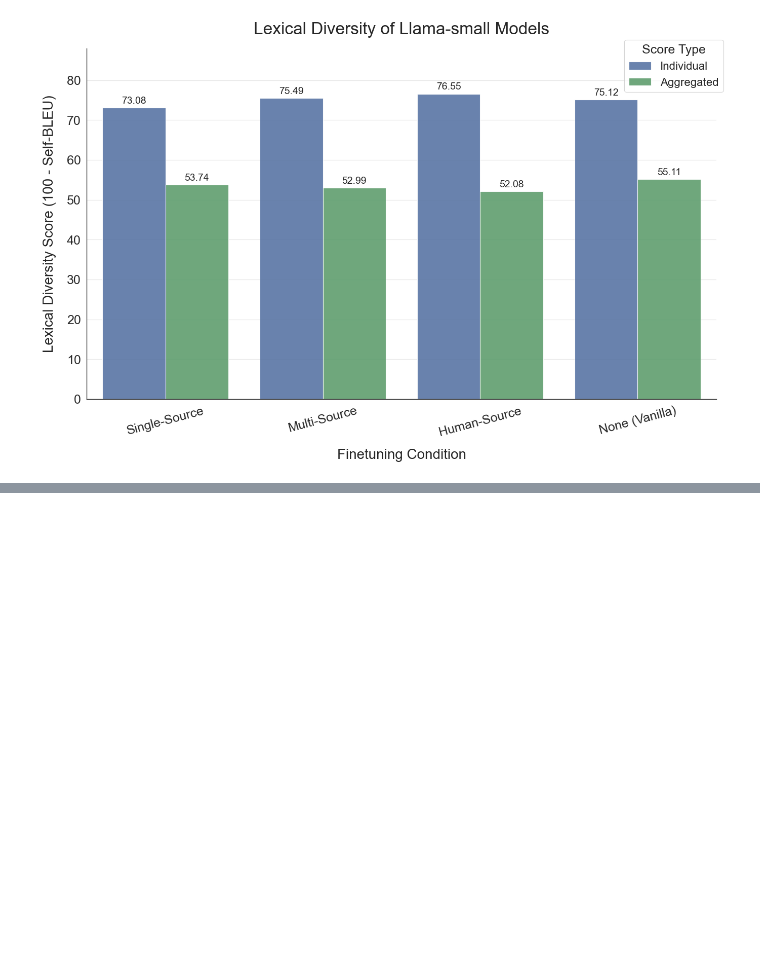
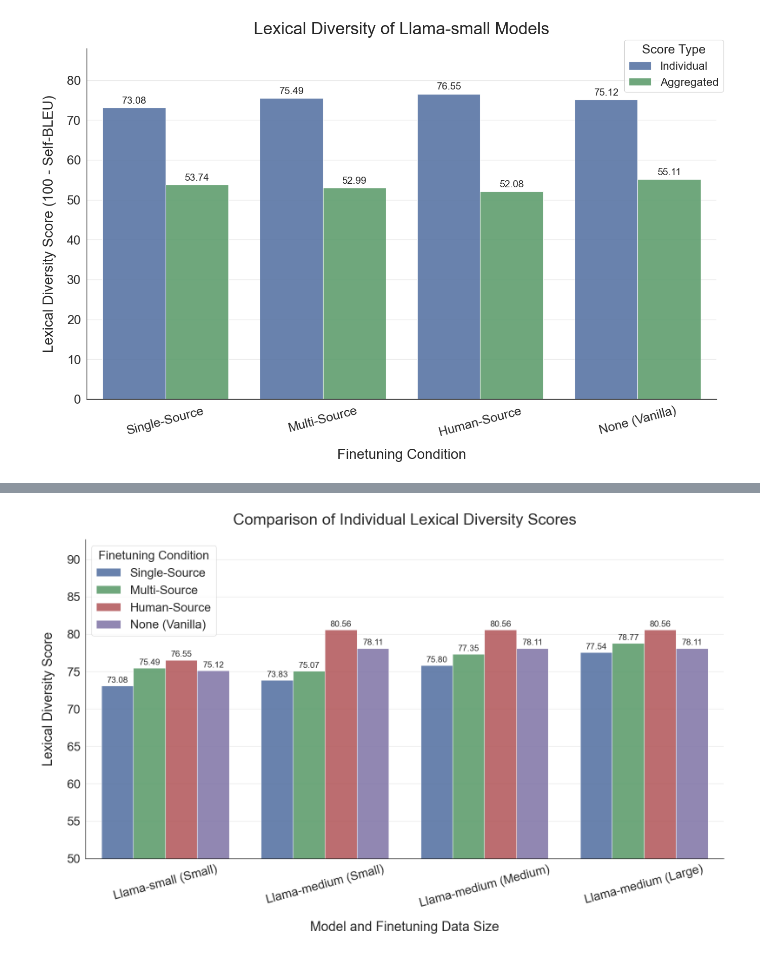
Before and after one commit to maxschaffelder/synthetic_data_diversity, a Jupyter notebook: exp_1/metric_calculation/lex_div/sacre_bleu.ipynb, the cells around one changed output, grey strips where cells are left out. Drawn from its saved outputs; the diff is of its cells as text; code cells hidden in the pictures; blank space fills up the shorter version.

```diff
--- a/exp_1/metric_calculation/lex_div/sacre_bleu.ipynb
+++ b/exp_1/metric_calculation/lex_div/sacre_bleu.ipynb
@@ -1081,0 +1105,69 @@ plt.show()
+# %%
+df = pd.DataFrame(data)
+df['Finetuning Data Size'] = pd.Categorical(df['Finetuning Data Size'], categories=['Small', 'Medium', 'Large'], ordered=True)
+df['Finetuning Condition'] = pd.Categorical(df['Finetuning Condition'], categories=['Single-Source', 'Multi-Source', 'Human-Source', 'None (Vanilla)'], ordered=True)
+
+# --- 2. Prepare Data for Paired Bar Plot ---
+# Filter for 'Individual' scores and 'Single-Source'/'Multi-Source' conditions
+df_paired = df[
+    (df['Score Type'] == 'Individual') &
+    (df['Finetuning Condition'].isin(['Single-Source', 'Multi-Source', 'Human-Source', 'None (Vanilla)']))
+].copy()
+
+# Create a combined category for the x-axis
+df_paired['Model-Size Category'] = df_paired['Model'] + " (" + df_paired['Finetuning Data Size'].astype(str) + ")"
+# Define a specific order for the new category
+category_order = [
+    'Llama-small (Small)',
+    'Llama-medium (Small)',
+    'Llama-medium (Medium)',
+    'Llama-medium (Large)'
+]
+df_paired['Model-Size Category'] = pd.Categorical(df_paired['Model-Size Category'], categories=category_order, ordered=True)
+
+
+# --- 3. Plotting the Paired Bar Chart ---
+# Define a custom color palette for the conditions
+bar_palette = {
+    "Single-Source": "#4C72B0",  # blue
+    "Multi-Source": "#55A868",   # green
+    "Human-Source":  "#C44E52",  # red
+    "None (Vanilla)": "#8172B2",  # purple
+}
+
+plt.figure(figsize=(16, 10))
+ax_bar = sns.barplot(
+    data=df_paired,
+    x='Model-Size Category',
+    y='Score',
+    hue='Finetuning Condition',
+    palette=bar_palette,
+    alpha=0.9
+)
+
+# Add value labels on top of each bar
+for p in ax_bar.patches:
+    if p.get_height() > 0:
+        ax_bar.annotate(format(p.get_height(), '.2f'),
+                       (p.get_x() + p.get_width() / 2., p.get_height()),
+                       ha='center', va='center',
+                       xytext=(0, 9),
+                       textcoords='offset points',
+                       fontsize=14)
+
+ax_bar.set_title('Comparison of Individual Lexical Diversity Scores', fontsize=26, pad=25)
+ax_bar.set_xlabel('Model and Finetuning Data Size', fontsize=22, labelpad=20)
+ax_bar.set_ylabel('Lexical Diversity Score', fontsize=22, labelpad=20)
+ax_bar.tick_params(axis='x', labelsize=20, rotation=15)
+ax_bar.tick_params(axis='y', labelsize=20)
+ax_bar.set_ylim(50, df_paired['Score'].max() * 1.15)
+
+# Adjust legend
+legend = plt.legend(title='Finetuning Condition', loc='upper left', fontsize=20)
+plt.setp(legend.get_title(), fontsize=20)
+
+plt.tight_layout()
+plt.savefig('/Users/maxschaffelder/Desktop/paired_bar_lex_div_individual.png', dpi=300, bbox_inches='tight')
+plt.show()
+# %% [output]
+[figure, added]
```
Also changed, not shown: parts of 2 cells of this notebook.
